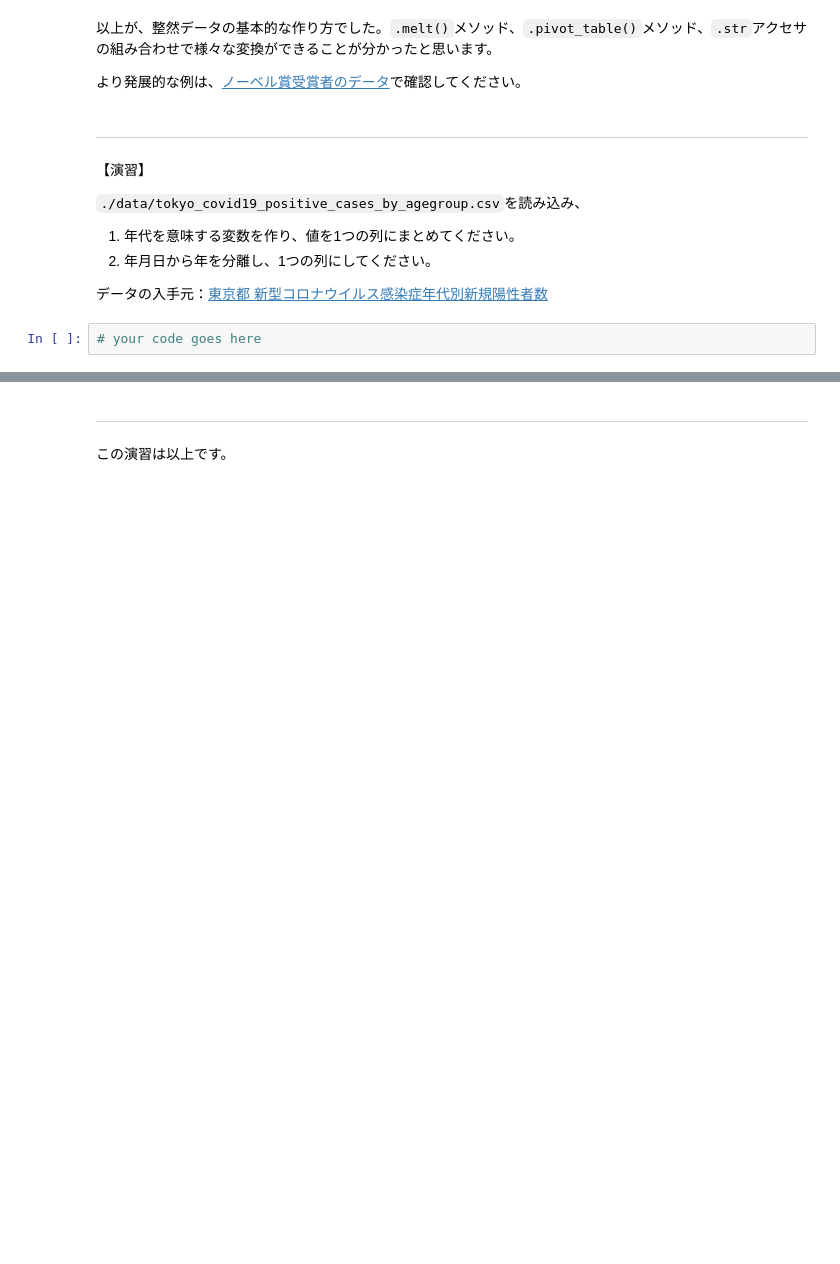
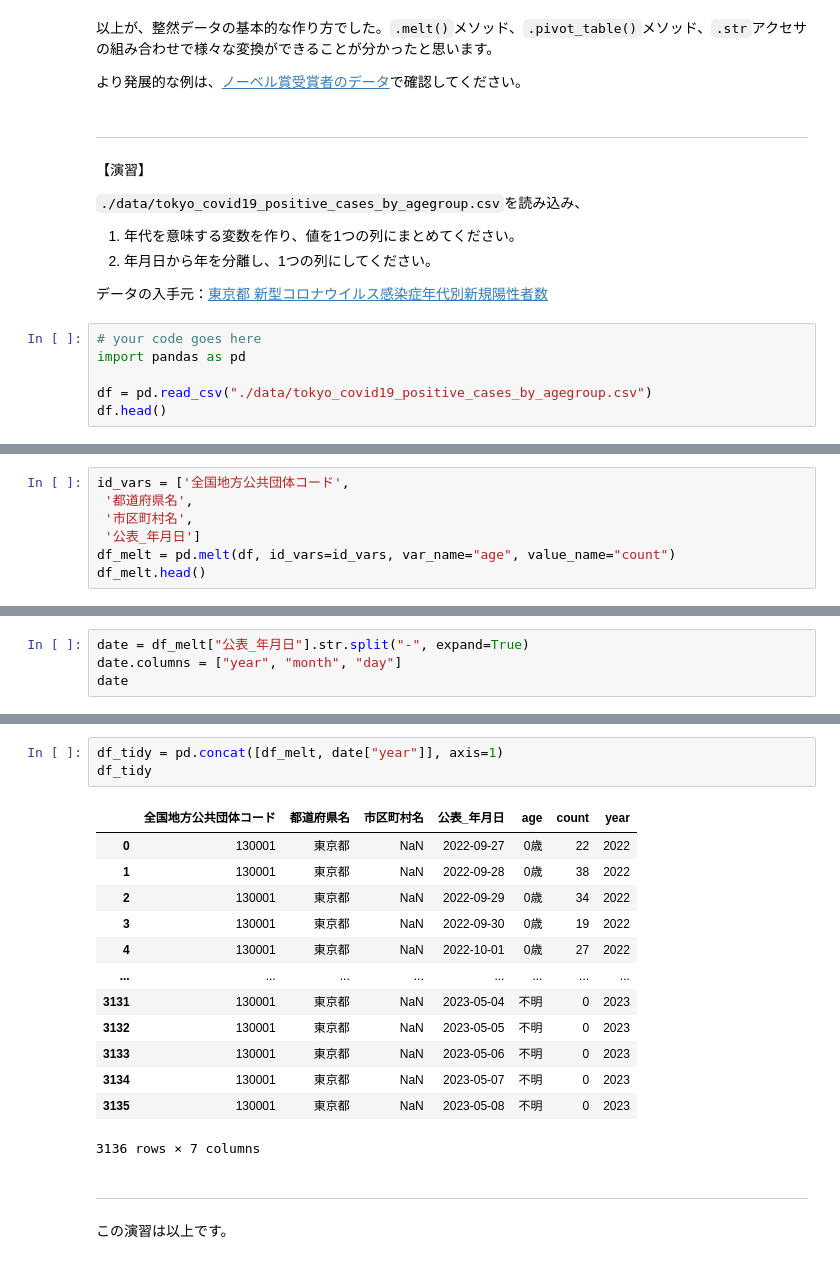
Before and after one commit to umenerineri/infovis-notebooks, a Jupyter notebook: exercise_6/tidy-data.ipynb, the cells around one changed output, grey strips where cells are left out. Saved outputs shown, nothing was run; the diff lists cells and outputs as text; blank space fills up the shorter version.

Commit message:
tidy-data done

```diff
--- a/exercise_6/tidy-data.ipynb
+++ b/exercise_6/tidy-data.ipynb
@@ -358,3 +358,7 @@ weather_tidy.head()
 データの入手元：[東京都 新型コロナウイルス感染症年代別新規陽性者数](https://catalog.data.metro.tokyo.lg.jp/dataset/t000055d0000000393)
 # %%
 # your code goes here
+import pandas as pd
+
+df = pd.read_csv("./data/tokyo_covid19_positive_cases_by_agegroup.csv")
+df.head()
@@ -360,0 +393,7 @@ weather_tidy.head()
+# %%
+id_vars = ['全国地方公共団体コード',
+ '都道府県名',
+ '市区町村名',
+ '公表_年月日']
+df_melt = pd.melt(df, id_vars=id_vars, var_name="age", value_name="count")
+df_melt.head()
@@ -360,0 +407,4 @@ weather_tidy.head()
+# %%
+date = df_melt["公表_年月日"].str.split("-", expand=True)
+date.columns = ["year", "month", "day"]
+date
@@ -361,3 +425,20 @@ weather_tidy.head()
+# %%
+df_tidy = pd.concat([df_melt, date["year"]], axis=1)
+df_tidy
+# %% [output]
+|  | 全国地方公共団体コード | 都道府県名 | 市区町村名 | 公表_年月日 | age | count | year |
+| 0 | 130001 | 東京都 | NaN | 2022-09-27 | 0歳 | 22 | 2022 |
+| 1 | 130001 | 東京都 | NaN | 2022-09-28 | 0歳 | 38 | 2022 |
+| 2 | 130001 | 東京都 | NaN | 2022-09-29 | 0歳 | 34 | 2022 |
+| 3 | 130001 | 東京都 | NaN | 2022-09-30 | 0歳 | 19 | 2022 |
+| 4 | 130001 | 東京都 | NaN | 2022-10-01 | 0歳 | 27 | 2022 |
+| ... | ... | ... | ... | ... | ... | ... | ... |
+| 3131 | 130001 | 東京都 | NaN | 2023-05-04 | 不明 | 0 | 2023 |
+| 3132 | 130001 | 東京都 | NaN | 2023-05-05 | 不明 | 0 | 2023 |
+| 3133 | 130001 | 東京都 | NaN | 2023-05-06 | 不明 | 0 | 2023 |
+| 3134 | 130001 | 東京都 | NaN | 2023-05-07 | 不明 | 0 | 2023 |
+| 3135 | 130001 | 東京都 | NaN | 2023-05-08 | 不明 | 0 | 2023 |
+3136 rows × 7 columns
 # %% [markdown]
 ---
 
```
Also changed, not shown: parts of 4 cells of this notebook.
